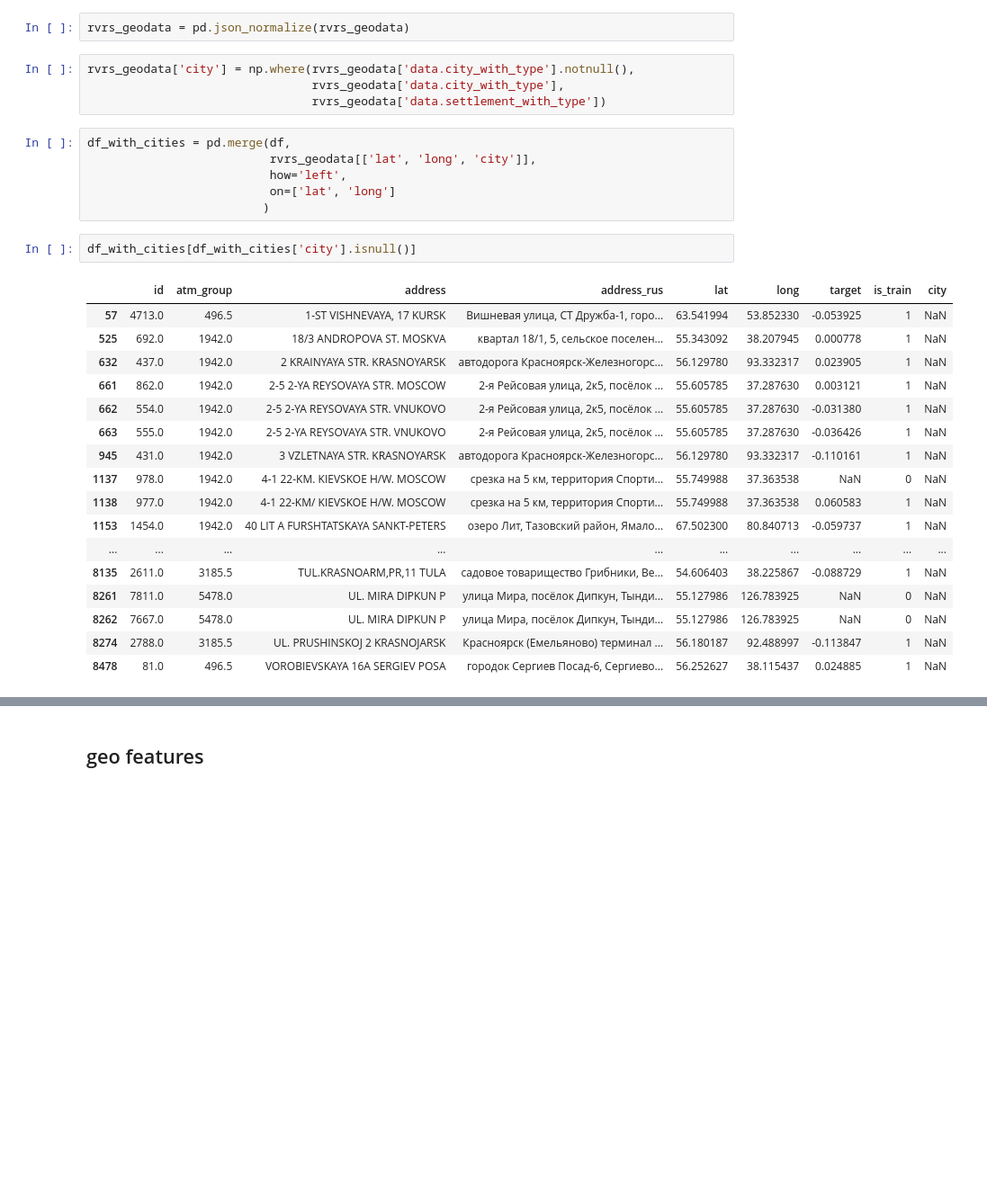
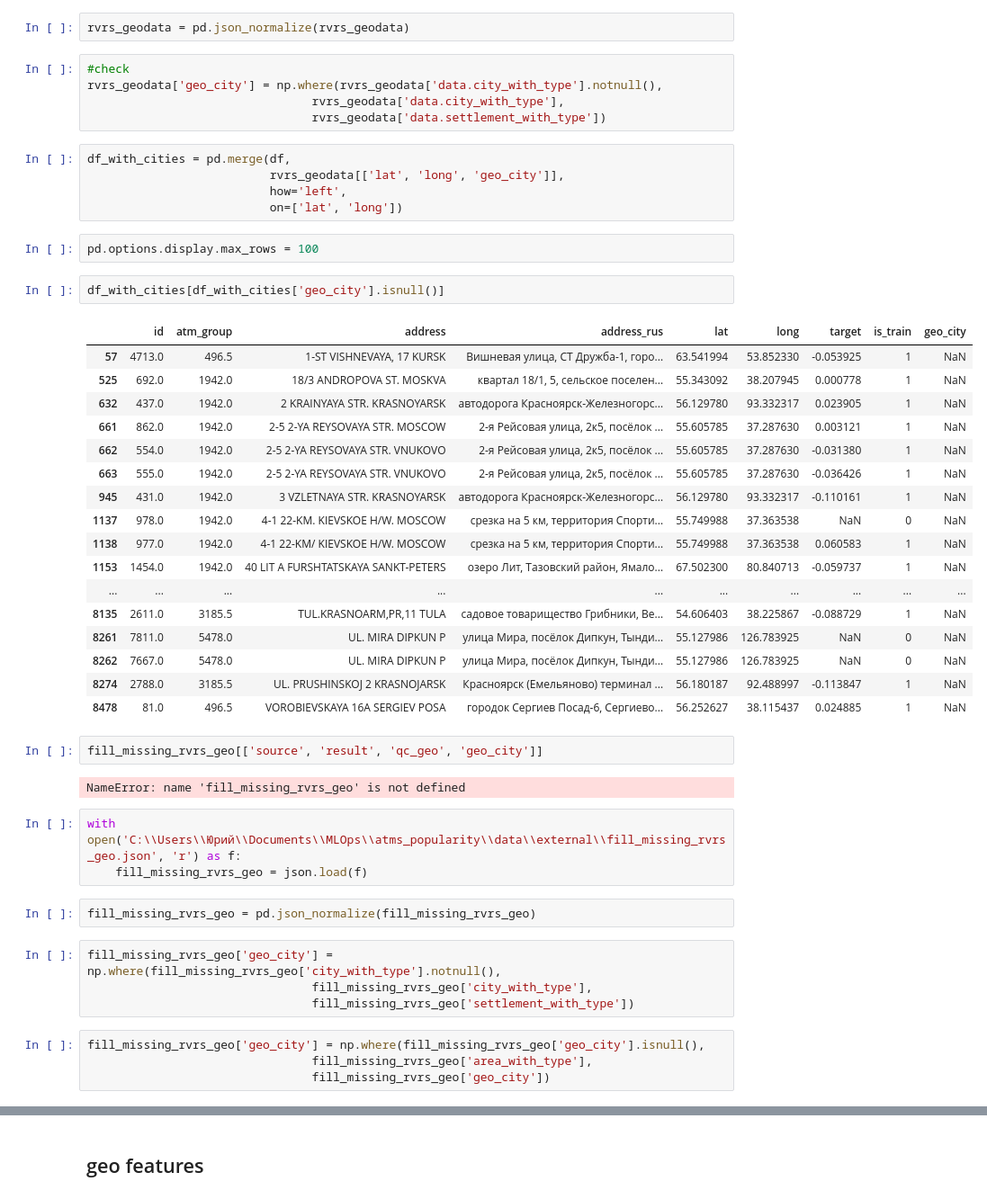
Before and after one commit to laasan/atms_popularity, a Jupyter notebook: notebooks/1.0-gyuv-initial-data-exploration.ipynb, the cells around one changed output, grey strips where cells are left out. Shown: that part at 90% size. Cells and saved outputs as stored; diff of their text form; blank space fills up the shorter version.

```diff
--- a/notebooks/1.0-gyuv-initial-data-exploration.ipynb
+++ b/notebooks/1.0-gyuv-initial-data-exploration.ipynb
@@ -247,19 +247,21 @@ with open('C:\\Users\\Юрий\\Documents\\MLOps\\atms_popularity\\data\\externa
 # %%
 rvrs_geodata = pd.json_normalize(rvrs_geodata)
 # %%
-rvrs_geodata['city'] = np.where(rvrs_geodata['data.city_with_type'].notnull(),
+#check
+rvrs_geodata['geo_city'] = np.where(rvrs_geodata['data.city_with_type'].notnull(),
                                 rvrs_geodata['data.city_with_type'],
                                 rvrs_geodata['data.settlement_with_type'])
 # %%
 df_with_cities = pd.merge(df,
-                          rvrs_geodata[['lat', 'long', 'city']],
+                          rvrs_geodata[['lat', 'long', 'geo_city']],
                           how='left',
-                          on=['lat', 'long']
-                         )
+                          on=['lat', 'long'])
+# %%
+pd.options.display.max_rows = 100
 # %%
-df_with_cities[df_with_cities['city'].isnull()]
+df_with_cities[df_with_cities['geo_city'].isnull()]
 # %% [output]
-|  | id | atm_group | address | address_rus | lat | long | target | is_train | city |
+|  | id | atm_group | address | address_rus | lat | long | target | is_train | geo_city |
 | 57 | 4713.0 | 496.5 | 1-ST VISHNEVAYA, 17 KURSK | Вишневая улица, СТ Дружба-1, горо... | 63.541994 | 53.852330 | -0.053925 | 1 | NaN |
 | 525 | 692.0 | 1942.0 | 18/3 ANDROPOVA ST. MOSKVA | квартал 18/1, 5, сельское поселен... | 55.343092 | 38.207945 | 0.000778 | 1 | NaN |
 | 632 | 437.0 | 1942.0 | 2 KRAINYAYA STR. KRASNOYARSK | автодорога Красноярск-Железногорс... | 56.129780 | 93.332317 | 0.023905 | 1 | NaN |
@@ -276,3 +278,20 @@ df_with_cities[df_with_cities['city'].isnull()]
 | 8262 | 7667.0 | 5478.0 | UL. MIRA DIPKUN P | улица Мира, посёлок Дипкун, Тынди... | 55.127986 | 126.783925 | NaN | 0 | NaN |
 | 8274 | 2788.0 | 3185.5 | UL. PRUSHINSKOJ 2 KRASNOJARSK | Красноярск (Емельяново) терминал ... | 56.180187 | 92.488997 | -0.113847 | 1 | NaN |
 | 8478 | 81.0 | 496.5 | VOROBIEVSKAYA 16A SERGIEV POSA | городок Сергиев Посад-6, Сергиево... | 56.252627 | 38.115437 | 0.024885 | 1 | NaN |
+# %%
+fill_missing_rvrs_geo[['source', 'result', 'qc_geo', 'geo_city']]
+# %% [output]
+NameError: name 'fill_missing_rvrs_geo' is not defined
+# %%
+with open('C:\\Users\\Юрий\\Documents\\MLOps\\atms_popularity\\data\\external\\fill_missing_rvrs_geo.json', 'r') as f:
+    fill_missing_rvrs_geo = json.load(f)
+# %%
+fill_missing_rvrs_geo = pd.json_normalize(fill_missing_rvrs_geo)
+# %%
+fill_missing_rvrs_geo['geo_city'] = np.where(fill_missing_rvrs_geo['city_with_type'].notnull(),
+                                fill_missing_rvrs_geo['city_with_type'],
+                                fill_missing_rvrs_geo['settlement_with_type'])
+# %%
+fill_missing_rvrs_geo['geo_city'] = np.where(fill_missing_rvrs_geo['geo_city'].isnull(),
+                                fill_missing_rvrs_geo['area_with_type'],
+                                fill_missing_rvrs_geo['geo_city'])
```
Also changed, not shown: parts of 9 cells of this notebook, 10 other files.
